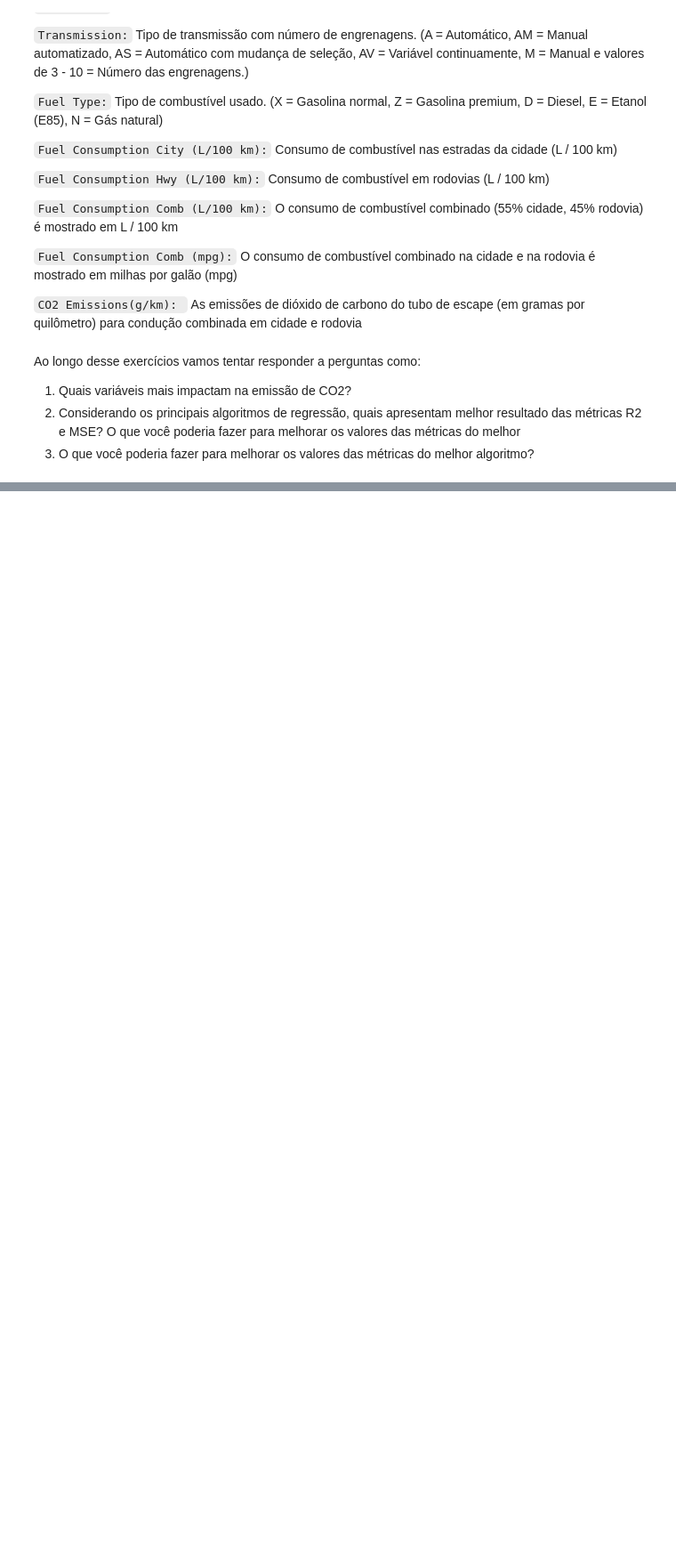
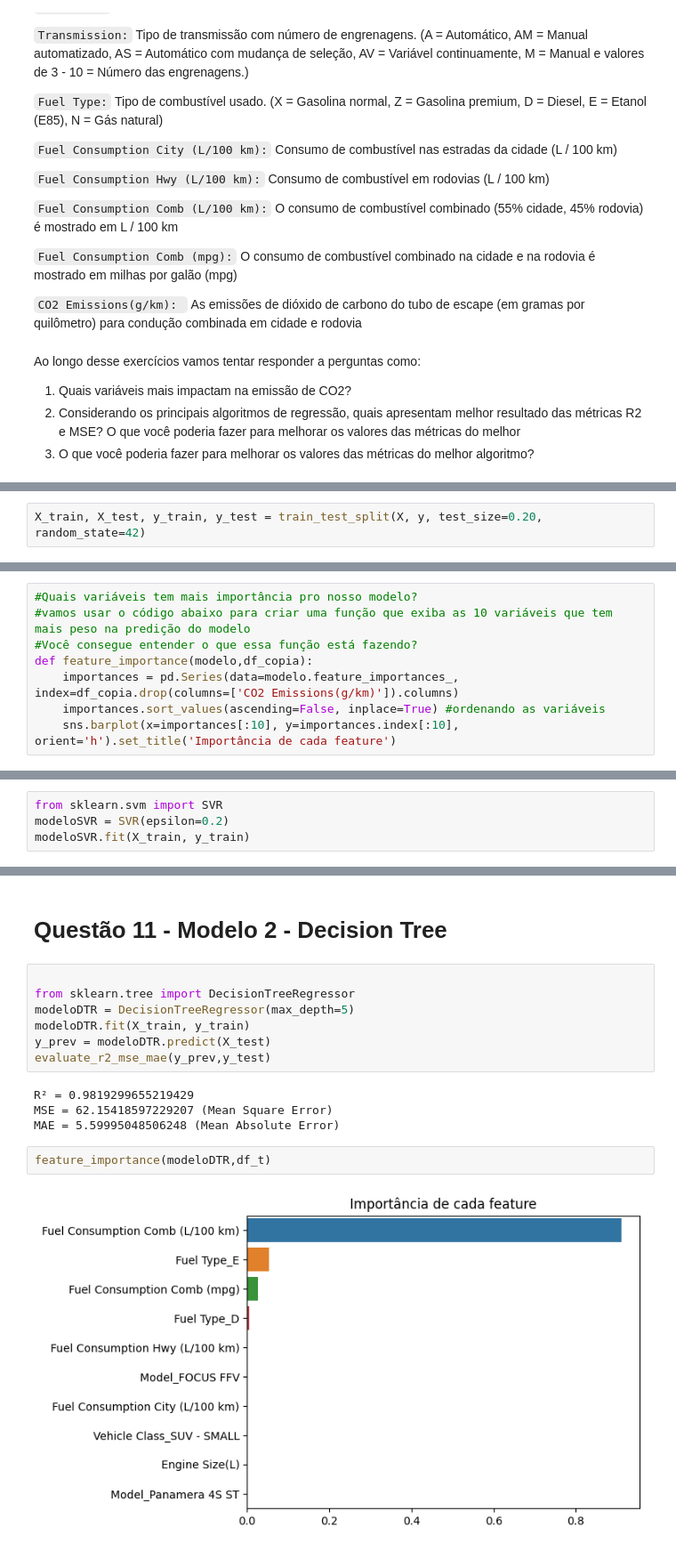
Before and after one commit to leokoki/Sirius, a Jupyter notebook: Aulas/3_Future Casting Prevendo o Futuro com Machine Learning e Estatística/4_Machine Learning II/S1D3/exercicio_regressao_alunes.ipynb, the cells around one changed output, grey strips where cells are left out. Shown at 89% size. Cells and saved outputs as stored; diff of their text form; blank space fills up the shorter version.

```diff
--- a/Aulas/3_Future Casting Prevendo o Futuro com Machine Learning e Estatística/4_Machine Learning II/S1D3/exercicio_regressao_alunes.ipynb
+++ b/Aulas/3_Future Casting Prevendo o Futuro com Machine Learning e Estatística/4_Machine Learning II/S1D3/exercicio_regressao_alunes.ipynb
@@ -103,0 +152,2 @@ def feature_importance(modelo):
+# %%
+X_train, X_test, y_train, y_test = train_test_split(X, y, test_size=0.20, random_state=42)
@@ -103,0 +169,8 @@ def feature_importance(modelo):
+# %%
+#Quais variáveis tem mais importância pro nosso modelo?
+#vamos usar o código abaixo para criar uma função que exiba as 10 variáveis que tem mais peso na predição do modelo
+#Você consegue entender o que essa função está fazendo?
+def feature_importance(modelo,df_copia):
+    importances = pd.Series(data=modelo.feature_importances_, index=df_copia.drop(columns=['CO2 Emissions(g/km)']).columns)
+    importances.sort_values(ascending=False, inplace=True) #ordenando as variáveis
+    sns.barplot(x=importances[:10], y=importances.index[:10], orient='h').set_title('Importância de cada feature')
@@ -103,0 +185,4 @@ def feature_importance(modelo):
+# %%
+from sklearn.svm import SVR
+modeloSVR = SVR(epsilon=0.2)
+modeloSVR.fit(X_train, y_train)
@@ -103,0 +199,17 @@ def feature_importance(modelo):
+# %% [markdown]
+# Questão 11 - Modelo 2 - Decision Tree
+# %%
+
+from sklearn.tree import DecisionTreeRegressor
+modeloDTR = DecisionTreeRegressor(max_depth=5)
+modeloDTR.fit(X_train, y_train)
+y_prev = modeloDTR.predict(X_test)
+evaluate_r2_mse_mae(y_prev,y_test)
+# %% [output]
+R² = 0.9819299655219429
+MSE = 62.15418597229207 (Mean Square Error)
+MAE = 5.59995048506248 (Mean Absolute Error)
+# %%
+feature_importance(modeloDTR,df_t)
+# %% [output]
+[figure, added]
```
Also changed, not shown: parts of 49 cells of this notebook, 3 other files.
